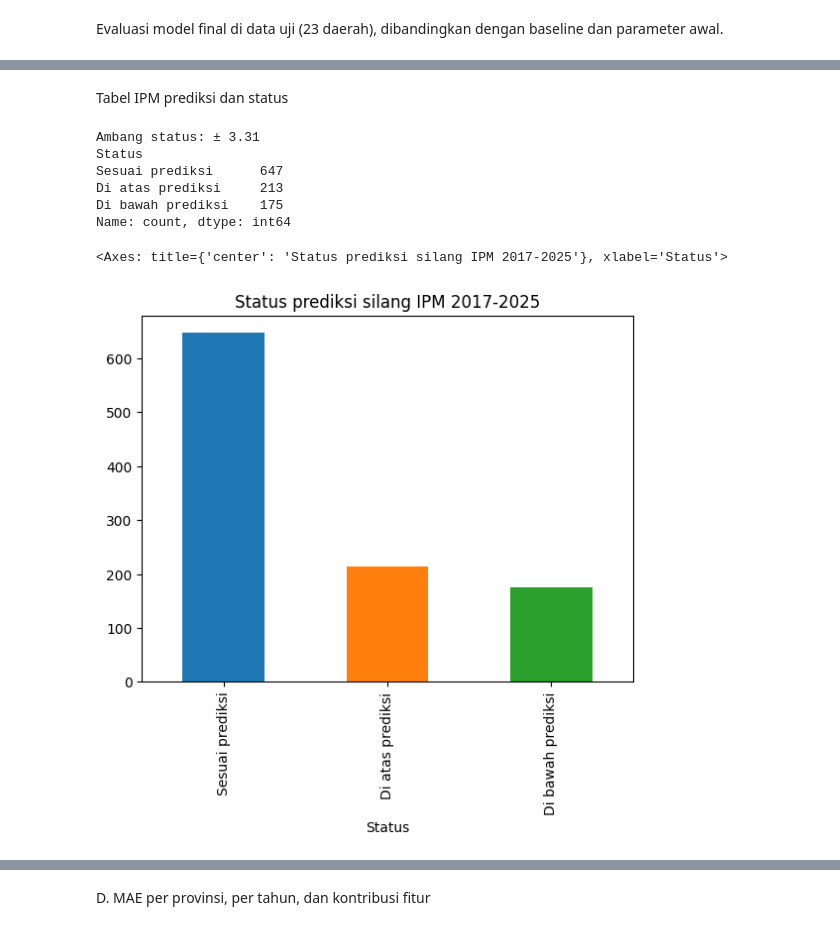
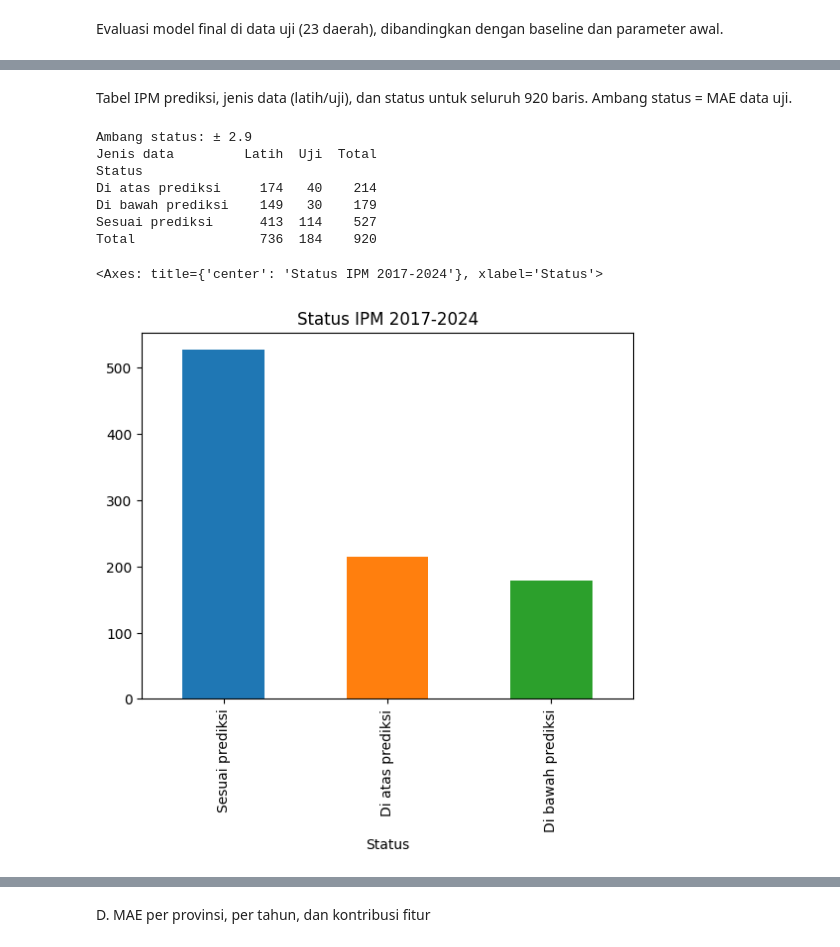
Before and after one commit to ssaammuueell1/IPM_Predictor_App, a Jupyter notebook: aplikasi/notebook/Model+tuning+fold.ipynb, the cells around one changed output, grey strips where cells are left out. Saved outputs shown, nothing was run; the diff lists cells and outputs as text; code cells hidden in the pictures.

```diff
--- a/aplikasi/notebook/Model+tuning+fold.ipynb
+++ b/aplikasi/notebook/Model+tuning+fold.ipynb
@@ -52,8 +63,8 @@ grid = {"n_estimators": [100, 200, 300, 400, 500, 600, 700, 800, 1000],
         "learning_rate": [0.01,0.02, 0.03, 0.04, 0.05, 0.06, 0.07, 0.08, 0.09, 0.1],
         "min_child_weight": [1, 5]}
 model_dasar = XGBRegressor(objective="reg:squarederror", tree_method="exact", reg_lambda=1, reg_alpha=0, gamma=0,
-                           base_score=float(y_latih.mean()), random_state=0, n_jobs=1)
-pencarian = GridSearchCV(model_dasar, grid, cv=GroupKFold(n_splits=5), scoring="neg_mean_absolute_error", n_jobs=-1)
+                           base_score=float(y_latih.mean()), random_state=0, n_jobs=-1)
+pencarian = GridSearchCV(model_dasar, grid, cv=GroupKFold(n_splits=5), scoring="neg_mean_absolute_error", n_jobs=1)
 pencarian.fit(X_latih, y_latih, groups=data_latih["Kabupaten/Kota"])
 param_terbaik = pencarian.best_params_
 print("Parameter terbaik :", param_terbaik)
@@ -145,29 +151,35 @@ Prediksi silang 1035 baris: {'MAE': 3.314, 'RMSE': 4.521, 'R2': 0.624}
 # %% [markdown]
-Tabel IPM prediksi dan status
+Tabel IPM prediksi, jenis data (latih/uji), dan status untuk seluruh 920 baris. Ambang status = MAE data uji.
 # %%
-ambang = metrik_silang["MAE"]
+# ===== C2. Tabel IPM prediksi, jenis data, dan status =====
+ambang = mean_absolute_error(y_uji, pred_uji)                 # batas status = MAE data uji
 
 tabel_prediksi = wilayah_miskin[["Kabupaten/Kota", "Provinsi", "Tahun", "IPM"]].copy()
+tabel_prediksi["Jenis data"] = "Latih"
+tabel_prediksi.iloc[idx_uji, tabel_prediksi.columns.get_loc("Jenis data")] = "Uji"
+
+ipm_prediksi = np.zeros(len(wilayah_miskin))
+ipm_prediksi[idx_latih] = prediksi_latih_kfold                # data latih: dari k-fold (model fold-nya tidak melihat daerah itu)
+ipm_prediksi[idx_uji] = pred_uji                              # data uji : dari model hasil tuning
 tabel_prediksi["IPM_prediksi"] = ipm_prediksi.round(2)
 tabel_prediksi["Selisih"] = (tabel_prediksi["IPM"] - tabel_prediksi["IPM_prediksi"]).round(2)
 tabel_prediksi["Status"] = np.select(
     [tabel_prediksi["Selisih"] > ambang, tabel_prediksi["Selisih"] < -ambang],
     ["Di atas prediksi", "Di bawah prediksi"],
     default="Sesuai prediksi")
-tabel_prediksi["Fold"] = nomor_fold
 
 print("Ambang status: ±", round(ambang, 2))
-print(tabel_prediksi["Status"].value_counts())
-tabel_prediksi.head()
-tabel_prediksi["Status"].value_counts().plot(kind="bar", color=["#1f77b4", "#ff7f0e", "#2ca02c"], title="Status prediksi silang IPM 2017-2025")
+print(pd.crosstab(tabel_prediksi["Status"], tabel_prediksi["Jenis data"], margins=True, margins_name="Total"))
+tabel_prediksi["Status"].value_counts().plot(kind="bar", color=["#1f77b4", "#ff7f0e", "#2ca02c"], title="Status IPM 2017-2024")
 # %% [output]
-Ambang status: ± 3.31
+Ambang status: ± 2.9
+Jenis data         Latih  Uji  Total
 Status
-Sesuai prediksi      647
-Di atas prediksi     213
-Di bawah prediksi    175
-Name: count, dtype: int64
+Di atas prediksi     174   40    214
+Di bawah prediksi    149   30    179
+Sesuai prediksi      413  114    527
+Total                736  184    920
-<Axes: title={'center': 'Status prediksi silang IPM 2017-2025'}, xlabel='Status'>
+<Axes: title={'center': 'Status IPM 2017-2024'}, xlabel='Status'>
-[figure, old version]
+[figure, new version]
 # %%
 # ===== C3. Model tanpa tuning (pembanding) =====
```
Also changed, not shown: parts of 12 cells of this notebook, 41 other files.
